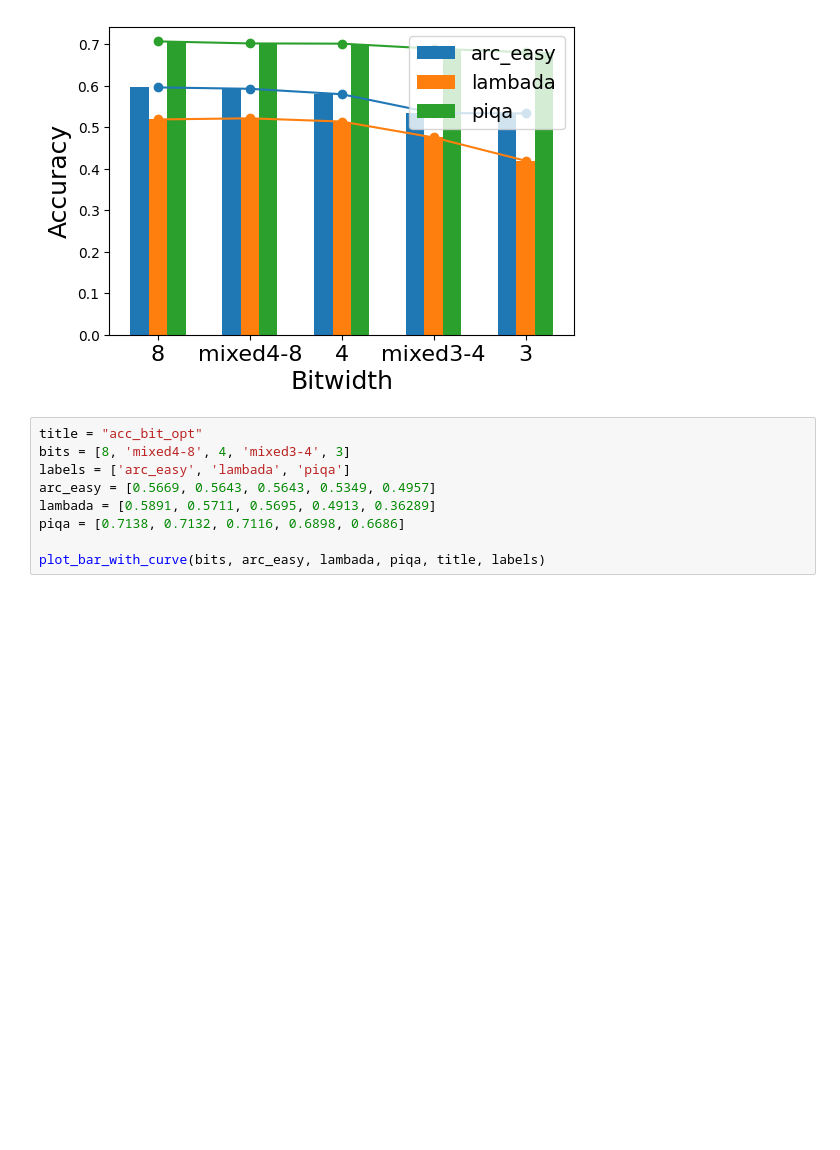
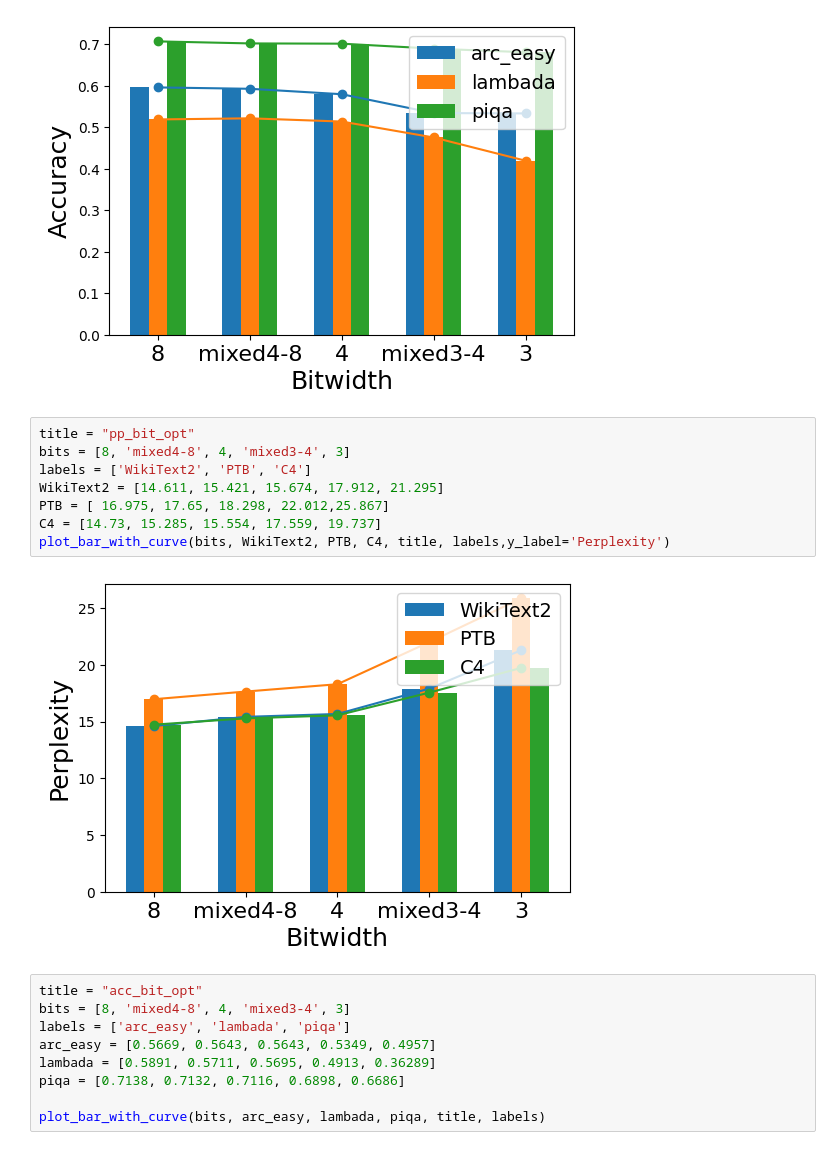
Before and after one commit to tonyzhao-jt/LLM-PQ, a Jupyter notebook: notebook/Motive_Graph.ipynb, the cells around one changed output. Cells and saved outputs as stored; diff of their text form; blank space fills up the shorter version.

```diff
--- a/notebook/Motive_Graph.ipynb
+++ b/notebook/Motive_Graph.ipynb
@@ -49,6 +52,16 @@ piqa = [0.70729, 0.70239, 0.7018, 0.6898, 0.6811]
 plot_bar_with_curve(bits, arc_easy, lambada, piqa, title, labels)
 # %% [output]
 [figure]
+# %%
+title = "pp_bit_opt"
+bits = [8, 'mixed4-8', 4, 'mixed3-4', 3]
+labels = ['WikiText2', 'PTB', 'C4']
+WikiText2 = [14.611, 15.421, 15.674, 17.912, 21.295]
+PTB = [ 16.975, 17.65, 18.298, 22.012,25.867]
+C4 = [14.73, 15.285, 15.554, 17.559, 19.737]
+plot_bar_with_curve(bits, WikiText2, PTB, C4, title, labels,y_label='Perplexity')
+# %% [output]
+[figure, added]
 # %%
 title = "acc_bit_opt"
 bits = [8, 'mixed4-8', 4, 'mixed3-4', 3]
```
Also changed, not shown: parts of 2 cells of this notebook, 3 other files.
